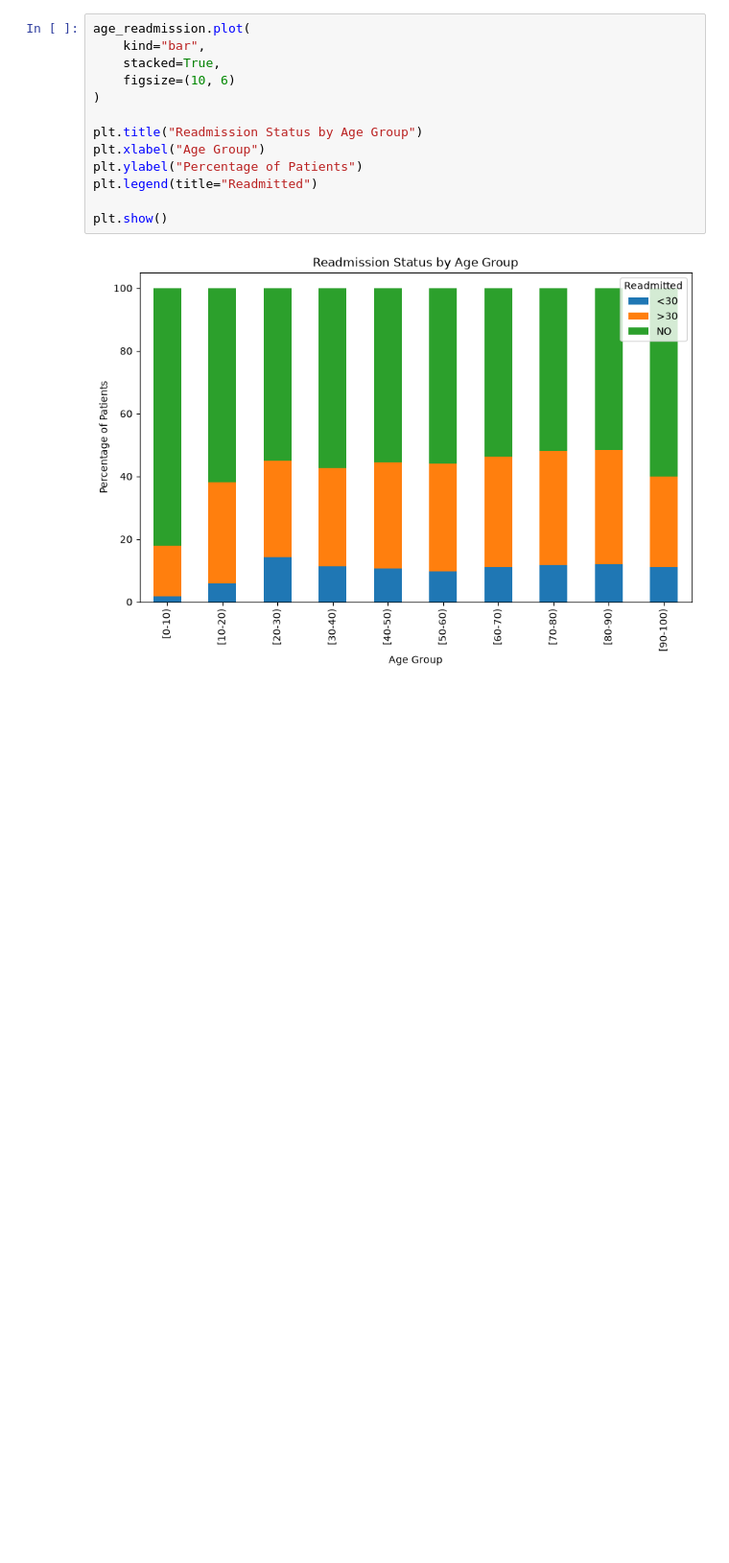
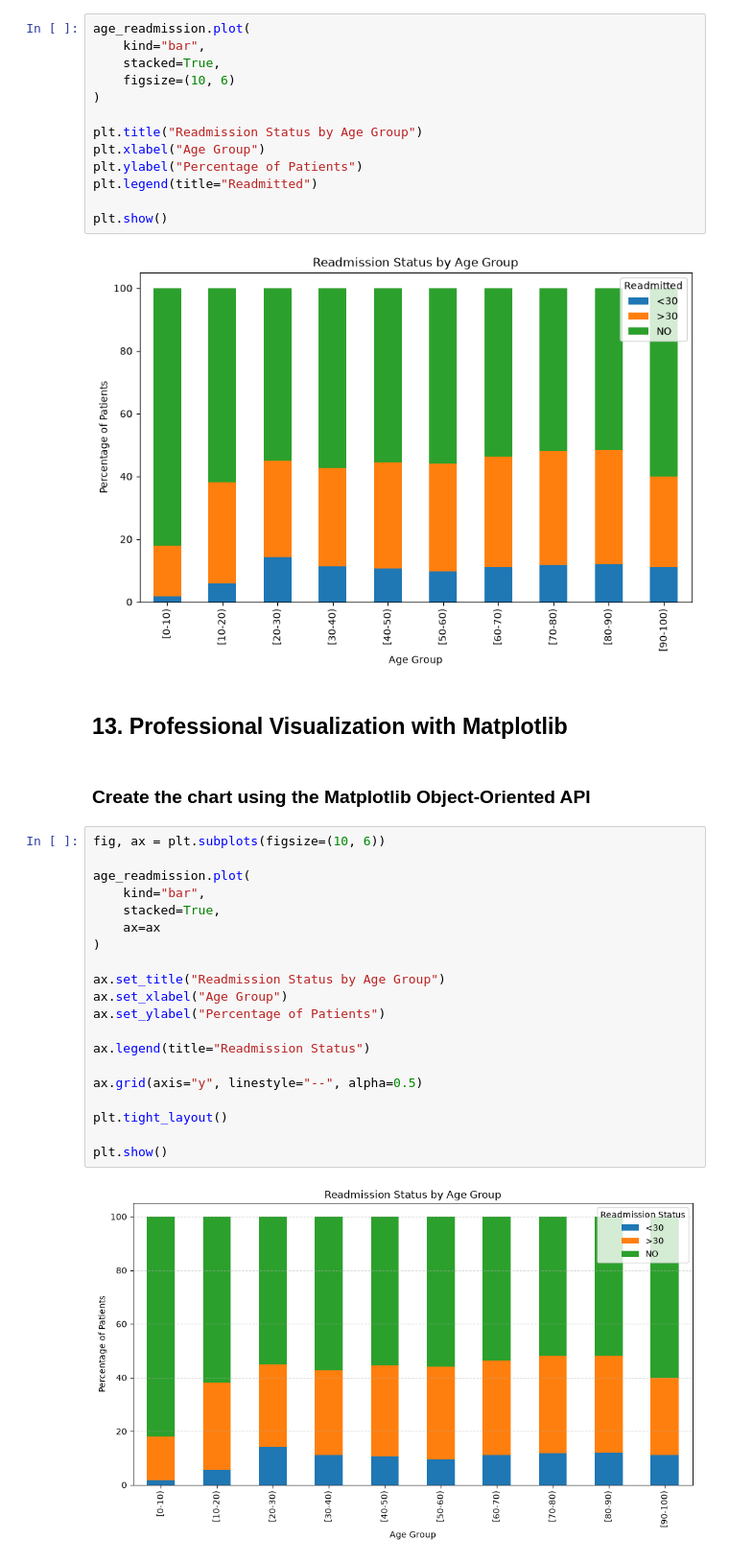
Before and after one commit to artinopoulosd/hospital-readmission-risk-analysis, a Jupyter notebook: notebooks/exploratory_analysis.ipynb, the cells around one changed output. Shown at 96% size. Drawn from its saved outputs; the diff is of its cells as text; blank space fills up the shorter version.

Commit message:
Improve EDA with professional Matplotlib visualizations

```diff
--- a/notebooks/exploratory_analysis.ipynb
+++ b/notebooks/exploratory_analysis.ipynb
@@ -244,3 +244,29 @@ plt.legend(title="Readmitted")
 plt.show()
 # %% [output]
 [figure]
+# %% [markdown]
+## 13. Professional Visualization with Matplotlib
+# %% [markdown]
+### Create the chart using the Matplotlib Object-Oriented API
+# %%
+fig, ax = plt.subplots(figsize=(10, 6))
+
+age_readmission.plot(
+    kind="bar",
+    stacked=True,
+    ax=ax
+)
+
+ax.set_title("Readmission Status by Age Group")
+ax.set_xlabel("Age Group")
+ax.set_ylabel("Percentage of Patients")
+
+ax.legend(title="Readmission Status")
+
+ax.grid(axis="y", linestyle="--", alpha=0.5)
+
+plt.tight_layout()
+
+plt.show()
+# %% [output]
+[figure, added]
```
